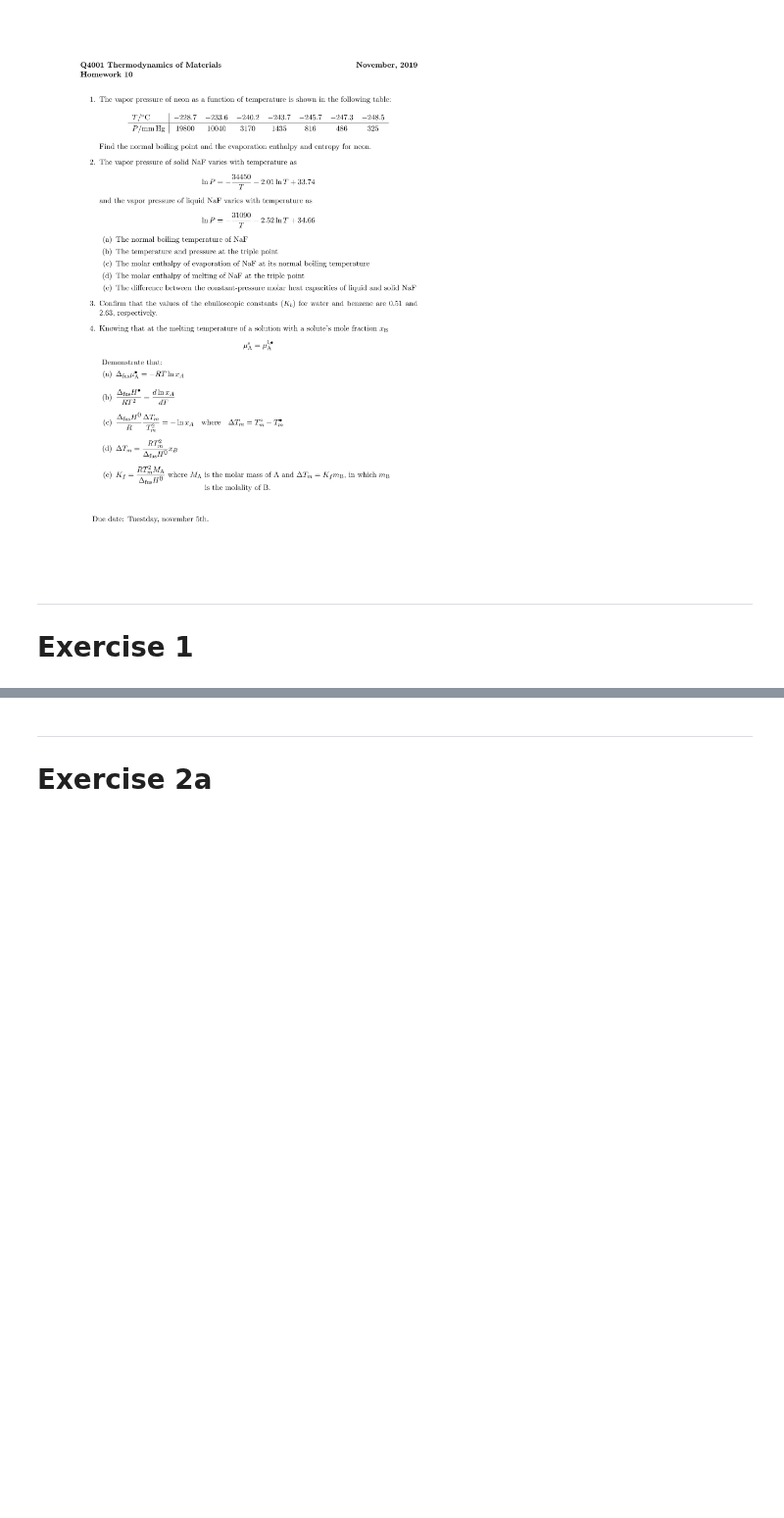
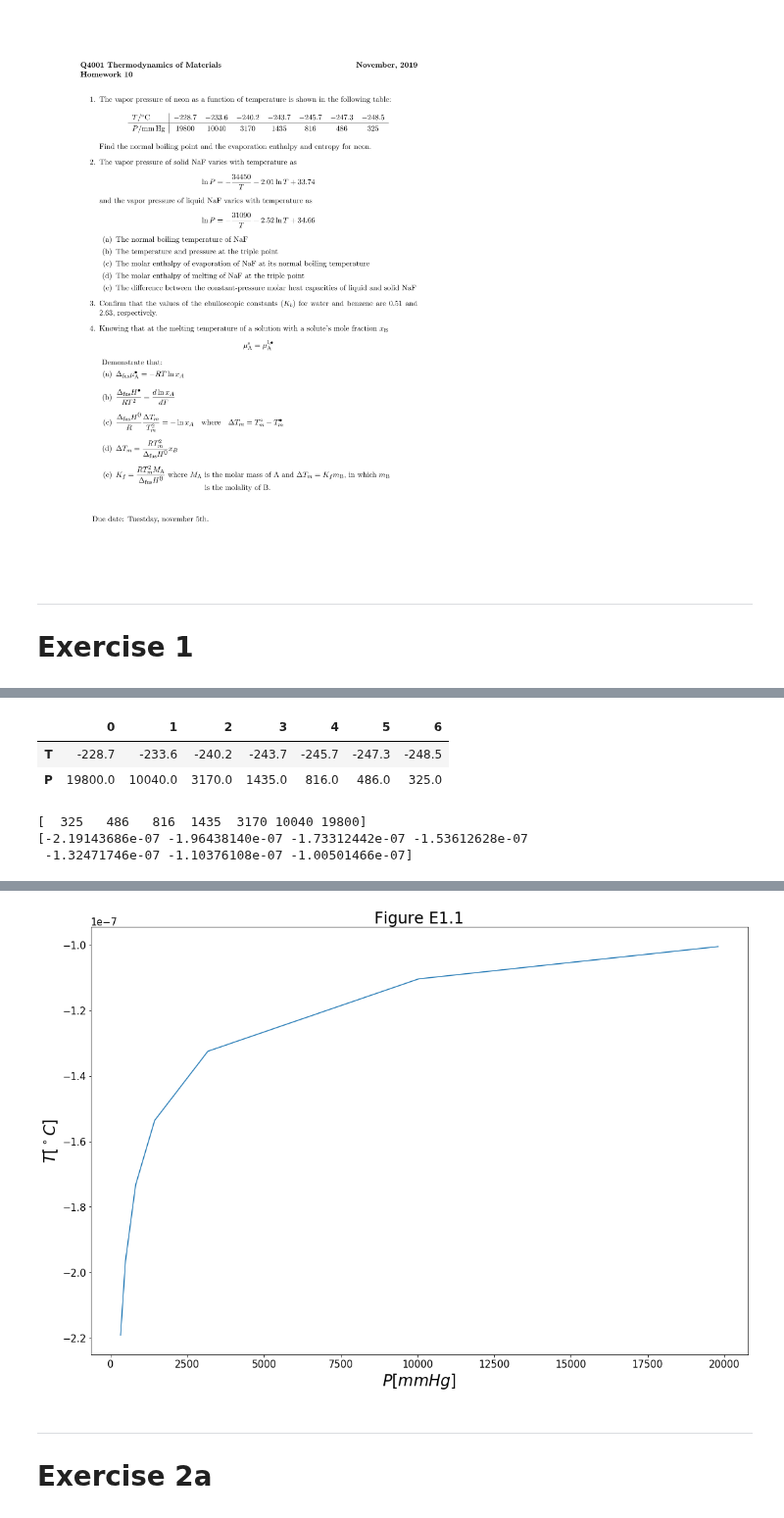
Before and after one commit to KiraSensei13/MNT_ITESM_courses, a Jupyter notebook: 2.2.ThermodynamicsOfMaterials/thermo_Hwk10/A01212611_thermo_Hwk10.ipynb, the cells around one changed output, grey strips where cells are left out. Shown at 98% size. Saved outputs shown, nothing was run; the diff lists cells and outputs as text; code cells hidden in the pictures; blank space fills up the shorter version.

```diff
--- a/2.2.ThermodynamicsOfMaterials/thermo_Hwk10/A01212611_thermo_Hwk10.ipynb
+++ b/2.2.ThermodynamicsOfMaterials/thermo_Hwk10/A01212611_thermo_Hwk10.ipynb
@@ -68,0 +66,55 @@ $1 atm = 760 mmHg$
+# %%
+def T2_(P2):
+    R = 8.31446261815324*(273.15); #J/C mol
+    T1 = 5;
+    P1 = 10;
+    H = 1.7326/1000; #J/mol
+
+    nume = H*T1;
+    deno = H + R*T1*np.log(P1/P2);
+    return nume/deno;
+
+# intialise data of lists.
+data = {'T':[-228.7, -233.6, -240.2, -243.7, -245.7, -247.3, -248.5],
+        'P':[ 19800,  10040,   3170,   1435,    816,    486,    325]}
+
+# Create DataFrame
+df = pd.DataFrame(data)
+
+display(df.T)
+# %% [output]
+|  | 0 | 1 | 2 | 3 | 4 | 5 | 6 |
+| T | -228.7 | -233.6 | -240.2 | -243.7 | -245.7 | -247.3 | -248.5 |
+| P | 19800.0 | 10040.0 | 3170.0 | 1435.0 | 816.0 | 486.0 | 325.0 |
+# %%
+df = df.sort_values(by=['P']);
+P  = df.iloc[:]['P'];
+T  = df.iloc[:]['T'];
+P = np.array(P);
+T = np.array(T);
+
+# constants
+P2 = P;
+
+# PLOT
+scale = 6;
+plt.subplots(figsize=(3*scale, 2*scale));
+
+# Plot
+T2 = T2_(P)
+print(P)
+print(T2)
+plt.plot(P, T2)
+#plt.scatter(P, T, s=25);
+
+# Display plots
+plt.yscale('linear');
+plt.xlabel(r'$P[mmHg]$', fontsize=24);
+plt.ylabel(r'$T[^\circ C]$', fontsize=24);
+plt.title('Figure E1.1', size=24);
+#plt.legend(prop={'size': 18});
+display(plt);
+# %% [output]
+[  325   486   816  1435  3170 10040 19800]
+[-2.19143686e-07 -1.96438140e-07 -1.73312442e-07 -1.53612628e-07
+ -1.32471746e-07 -1.10376108e-07 -1.00501466e-07]
@@ -69,3 +122,4 @@ $1 atm = 760 mmHg$
+[figure, added]
 # %% [markdown]
 ---
 # Exercise 2a
```
Also changed, not shown: parts of 4 cells of this notebook.
